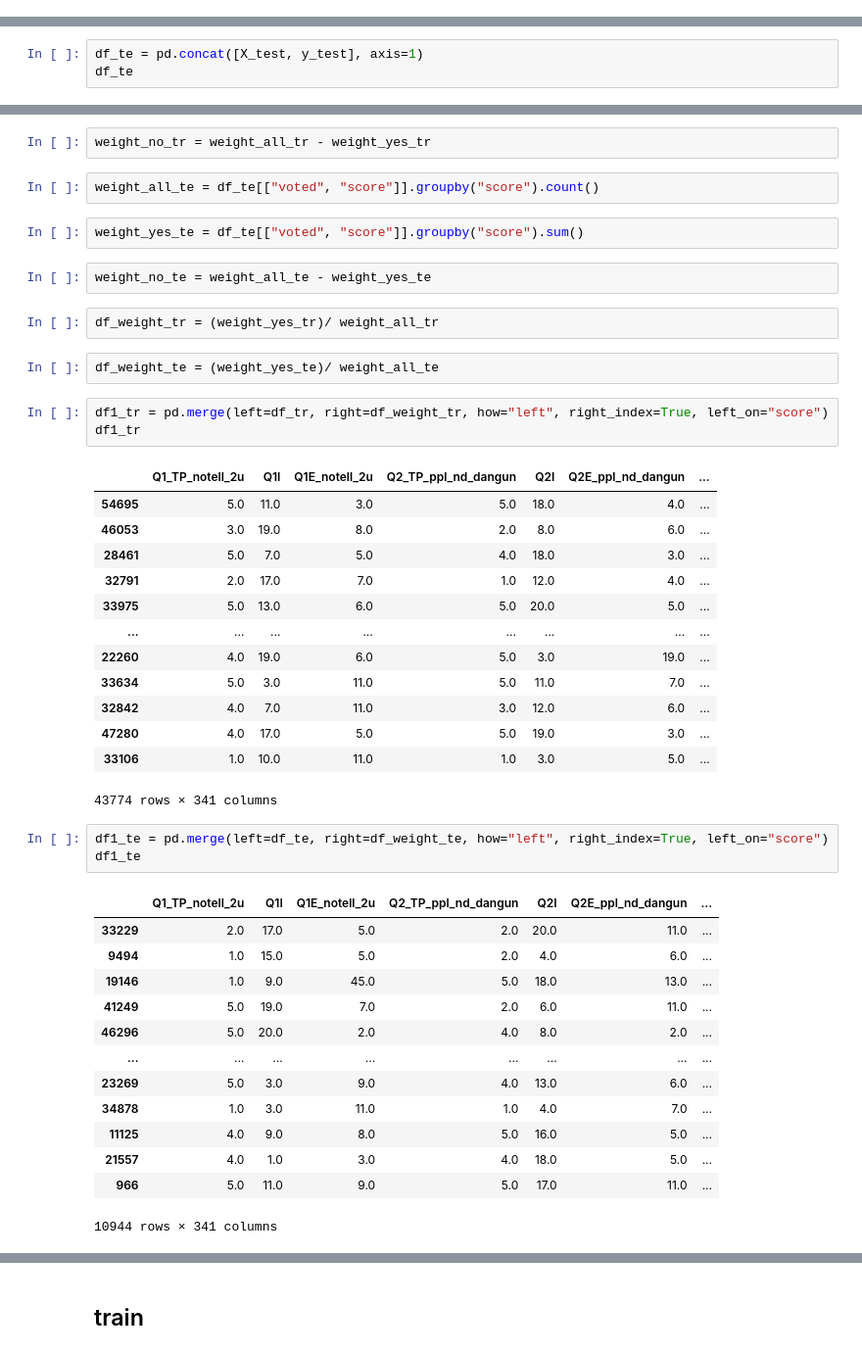
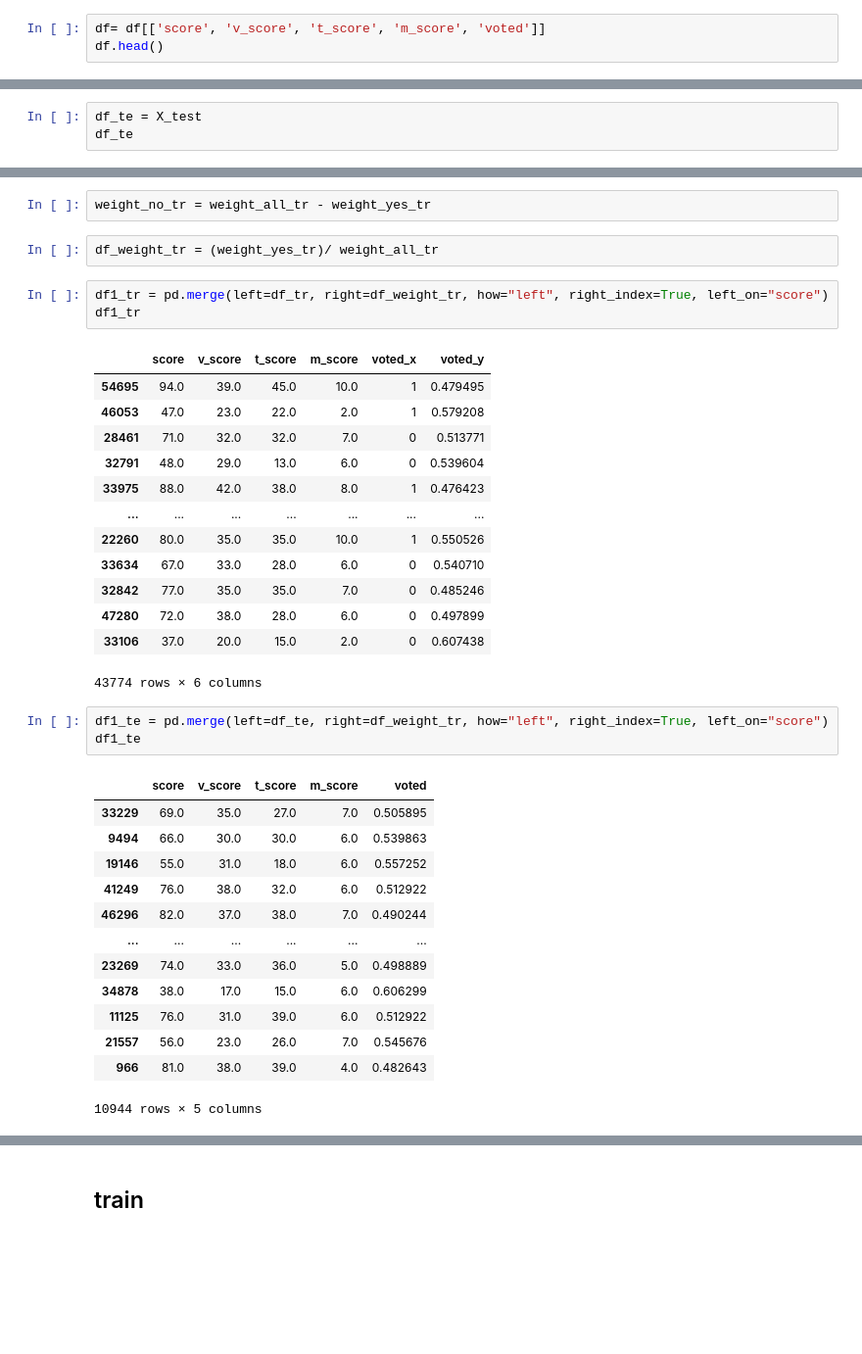
Before and after one commit to dss-14th/ml-repo-3, a Jupyter notebook: yong's/wow_yes_no_(sum).ipynb, the cells around one changed output, grey strips where cells are left out. Shown at 98% size. Saved outputs shown, nothing was run; the diff lists cells and outputs as text; blank space fills up the shorter version.

Commit message:
weight only extract between train_X&train_y

```diff
--- a/yong's/wow_yes_no_(sum).ipynb
+++ b/yong's/wow_yes_no_(sum).ipynb
@@ -107,0 +97,3 @@ df.head()
+# %%
+df= df[['score', 'v_score', 't_score', 'm_score', 'voted']]
+df.head()
@@ -248,4 +247,4 @@ df_tr
 # %%
-df_te = pd.concat([X_test, y_test], axis=1)
+df_te = X_test
 df_te
 # %% [output]
@@ -268,47 +267,39 @@ weight_all_tr = df_tr[["voted", "score"]].groupby("score").count()
 weight_yes_tr = df_tr[["voted", "score"]].groupby("score").sum()
 # %%
 weight_no_tr = weight_all_tr - weight_yes_tr
-# %%
-weight_all_te = df_te[["voted", "score"]].groupby("score").count()
-# %%
-weight_yes_te = df_te[["voted", "score"]].groupby("score").sum()
-# %%
-weight_no_te = weight_all_te - weight_yes_te
 # %%
 df_weight_tr = (weight_yes_tr)/ weight_all_tr
-# %%
-df_weight_te = (weight_yes_te)/ weight_all_te
 # %%
 df1_tr = pd.merge(left=df_tr, right=df_weight_tr, how="left", right_index=True, left_on="score")
 df1_tr
 # %% [output]
-|  | Q1_TP_notell_2u | Q1I | Q1E_notell_2u | Q2_TP_ppl_nd_dangun | Q2I | Q2E_ppl_nd_dangun | ... |
-| 54695 | 5.0 | 11.0 | 3.0 | 5.0 | 18.0 | 4.0 | ... |
-| 46053 | 3.0 | 19.0 | 8.0 | 2.0 | 8.0 | 6.0 | ... |
-| 28461 | 5.0 | 7.0 | 5.0 | 4.0 | 18.0 | 3.0 | ... |
-| 32791 | 2.0 | 17.0 | 7.0 | 1.0 | 12.0 | 4.0 | ... |
-| 33975 | 5.0 | 13.0 | 6.0 | 5.0 | 20.0 | 5.0 | ... |
-| ... | ... | ... | ... | ... | ... | ... | ... |
-| 22260 | 4.0 | 19.0 | 6.0 | 5.0 | 3.0 | 19.0 | ... |
-| 33634 | 5.0 | 3.0 | 11.0 | 5.0 | 11.0 | 7.0 | ... |
-| 32842 | 4.0 | 7.0 | 11.0 | 3.0 | 12.0 | 6.0 | ... |
-| 47280 | 4.0 | 17.0 | 5.0 | 5.0 | 19.0 | 3.0 | ... |
-| 33106 | 1.0 | 10.0 | 11.0 | 1.0 | 3.0 | 5.0 | ... |
+|  | score | v_score | t_score | m_score | voted_x | voted_y |
+| 54695 | 94.0 | 39.0 | 45.0 | 10.0 | 1 | 0.479495 |
+| 46053 | 47.0 | 23.0 | 22.0 | 2.0 | 1 | 0.579208 |
+| 28461 | 71.0 | 32.0 | 32.0 | 7.0 | 0 | 0.513771 |
+| 32791 | 48.0 | 29.0 | 13.0 | 6.0 | 0 | 0.539604 |
+| 33975 | 88.0 | 42.0 | 38.0 | 8.0 | 1 | 0.476423 |
+| ... | ... | ... | ... | ... | ... | ... |
+| 22260 | 80.0 | 35.0 | 35.0 | 10.0 | 1 | 0.550526 |
+| 33634 | 67.0 | 33.0 | 28.0 | 6.0 | 0 | 0.540710 |
+| 32842 | 77.0 | 35.0 | 35.0 | 7.0 | 0 | 0.485246 |
+| 47280 | 72.0 | 38.0 | 28.0 | 6.0 | 0 | 0.497899 |
+| 33106 | 37.0 | 20.0 | 15.0 | 2.0 | 0 | 0.607438 |
-43774 rows × 341 columns
+43774 rows × 6 columns
 # %%
-df1_te = pd.merge(left=df_te, right=df_weight_te, how="left", right_index=True, left_on="score")
+df1_te = pd.merge(left=df_te, right=df_weight_tr, how="left", right_index=True, left_on="score")
 df1_te
 # %% [output]
-|  | Q1_TP_notell_2u | Q1I | Q1E_notell_2u | Q2_TP_ppl_nd_dangun | Q2I | Q2E_ppl_nd_dangun | ... |
-| 33229 | 2.0 | 17.0 | 5.0 | 2.0 | 20.0 | 11.0 | ... |
-| 9494 | 1.0 | 15.0 | 5.0 | 2.0 | 4.0 | 6.0 | ... |
-| 19146 | 1.0 | 9.0 | 45.0 | 5.0 | 18.0 | 13.0 | ... |
-| 41249 | 5.0 | 19.0 | 7.0 | 2.0 | 6.0 | 11.0 | ... |
-| 46296 | 5.0 | 20.0 | 2.0 | 4.0 | 8.0 | 2.0 | ... |
-| ... | ... | ... | ... | ... | ... | ... | ... |
-| 23269 | 5.0 | 3.0 | 9.0 | 4.0 | 13.0 | 6.0 | ... |
-| 34878 | 1.0 | 3.0 | 11.0 | 1.0 | 4.0 | 7.0 | ... |
-| 11125 | 4.0 | 9.0 | 8.0 | 5.0 | 16.0 | 5.0 | ... |
-| 21557 | 4.0 | 1.0 | 3.0 | 4.0 | 18.0 | 5.0 | ... |
-| 966 | 5.0 | 11.0 | 9.0 | 5.0 | 17.0 | 11.0 | ... |
+|  | score | v_score | t_score | m_score | voted |
+| 33229 | 69.0 | 35.0 | 27.0 | 7.0 | 0.505895 |
+| 9494 | 66.0 | 30.0 | 30.0 | 6.0 | 0.539863 |
+| 19146 | 55.0 | 31.0 | 18.0 | 6.0 | 0.557252 |
+| 41249 | 76.0 | 38.0 | 32.0 | 6.0 | 0.512922 |
+| 46296 | 82.0 | 37.0 | 38.0 | 7.0 | 0.490244 |
+| ... | ... | ... | ... | ... | ... |
+| 23269 | 74.0 | 33.0 | 36.0 | 5.0 | 0.498889 |
+| 34878 | 38.0 | 17.0 | 15.0 | 6.0 | 0.606299 |
+| 11125 | 76.0 | 31.0 | 39.0 | 6.0 | 0.512922 |
+| 21557 | 56.0 | 23.0 | 26.0 | 7.0 | 0.545676 |
+| 966 | 81.0 | 38.0 | 39.0 | 4.0 | 0.482643 |
-10944 rows × 341 columns
+10944 rows × 5 columns
```
Also changed, not shown: parts of 23 cells of this notebook, 3 other files.
